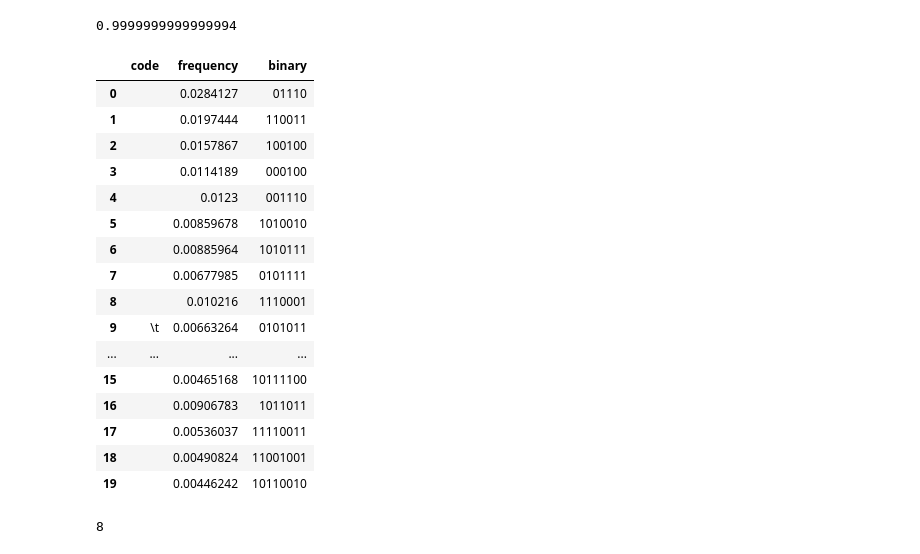
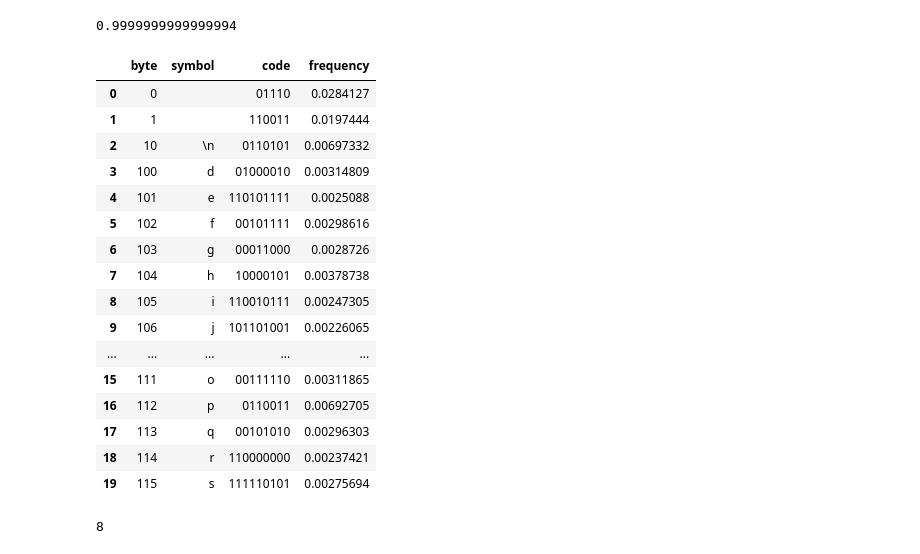
Before and after one commit to ansegura7/DataCompression, a Jupyter notebook: code/HuffmanCode.ipynb, the cells around one changed output. Cells and saved outputs as stored; diff of their text form; code cells hidden in the pictures.

Commit message:
Update Huffman Code
The algorithm was checked.

```diff
--- a/code/HuffmanCode.ipynb
+++ b/code/HuffmanCode.ipynb
@@ -131,7 +131,7 @@ def get_term_freq(term_list):
 
     for key, value in terms_count.items():
         if isinstance(key, int):
-            key = chr(key)
+            key = str(key)
         term_freq[key] = value
 
     return term_freq;
@@ -152,27 +152,35 @@ sum(term_freq.values())
 # %%
 # Get Huffman coding
 hf_code = hc.get_code(term_freq)
-# %%
-# Showing data
-codes = pd.DataFrame([term_freq, hf_code]).T
-codes.reset_index(level=0, inplace=True)
-codes.columns = ["code", "frequency", "binary"]
-codes.head(20)
-# %% [output]
-|  | code | frequency | binary |
-| 0 |  | 0.0284127 | 01110 |
-| 1 |  | 0.0197444 | 110011 |
-| 2 |  | 0.0157867 | 100100 |
-| 3 |  | 0.0114189 | 000100 |
-| 4 |  | 0.0123 | 001110 |
-| 5 |  | 0.00859678 | 1010010 |
-| 6 |  | 0.00885964 | 1010111 |
-| 7 |  | 0.00677985 | 0101111 |
-| 8 |  | 0.010216 | 1110001 |
-| 9 | \t | 0.00663264 | 0101011 |
-| ... | ... | ... | ... |
-| 15 |  | 0.00465168 | 10111100 |
-| 16 |  | 0.00906783 | 1011011 |
-| 17 |  | 0.00536037 | 11110011 |
-| 18 |  | 0.00490824 | 11001001 |
-| 19 |  | 0.00446242 | 10110010 |
+# %%
+# Creates a huffman dataframe with the codes and frequency of each of them
+def create_huffman_df(code_list, term_freq):
+    codes = pd.DataFrame([code_list, term_freq]).T
+    codes.reset_index(level=0, inplace=True)
+    codes.columns = ["byte", "code", "frequency"]
+    codes['symbol'] = [chr(int(b)) for b in codes["byte"]]
+    codes = codes[["byte", "symbol", "code", "frequency"]]
+
+    return codes
+# %%
+# Create and showing data
+codes = create_huffman_df(hf_code, term_freq)
+codes.head(20)
+# %% [output]
+|  | byte | symbol | code | frequency |
+| 0 | 0 |  | 01110 | 0.0284127 |
+| 1 | 1 |  | 110011 | 0.0197444 |
+| 2 | 10 | \n | 0110101 | 0.00697332 |
+| 3 | 100 | d | 01000010 | 0.00314809 |
+| 4 | 101 | e | 110101111 | 0.0025088 |
+| 5 | 102 | f | 00101111 | 0.00298616 |
+| 6 | 103 | g | 00011000 | 0.0028726 |
+| 7 | 104 | h | 10000101 | 0.00378738 |
+| 8 | 105 | i | 110010111 | 0.00247305 |
+| 9 | 106 | j | 101101001 | 0.00226065 |
+| ... | ... | ... | ... | ... |
+| 15 | 111 | o | 00111110 | 0.00311865 |
+| 16 | 112 | p | 0110011 | 0.00692705 |
+| 17 | 113 | q | 00101010 | 0.00296303 |
+| 18 | 114 | r | 110000000 | 0.00237421 |
+| 19 | 115 | s | 111110101 | 0.00275694 |
```
Also changed, not shown: parts of 9 cells of this notebook, 3 other files.
